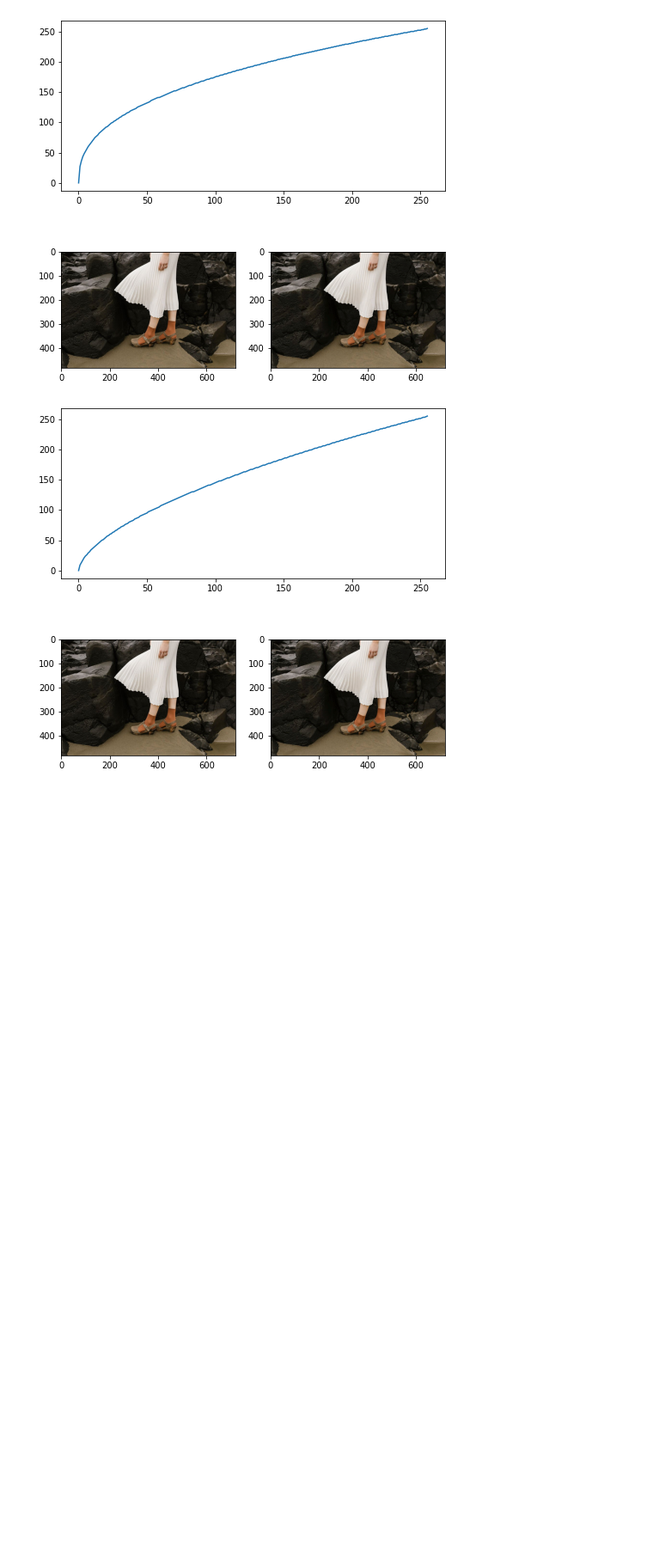
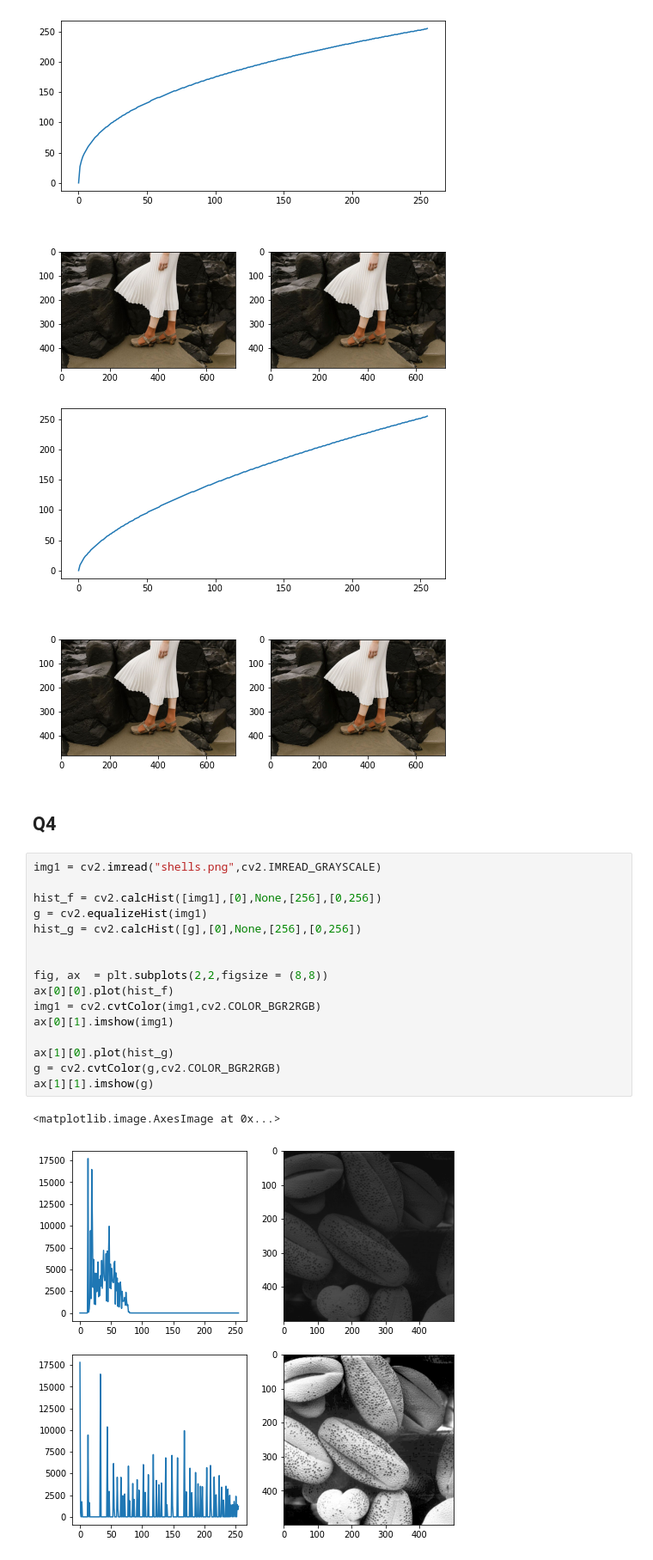
Before and after one commit to muditha11/ImageProcessingAndMachineVision, a Jupyter notebook: assignment 1/assignment1.ipynb, the cells around one changed output. Shown at 86% size. Cells and saved outputs as stored; diff of their text form; blank space fills up the shorter version.

```diff
--- a/assignment 1/assignment1.ipynb
+++ b/assignment 1/assignment1.ipynb
@@ -127,3 +127,24 @@ for gamma in g:
 [figure]
 [figure]
 [figure]
+# %% [markdown]
+## Q4
+# %%
+img1 = cv2.imread("shells.png",cv2.IMREAD_GRAYSCALE)
+
+hist_f = cv2.calcHist([img1],[0],None,[256],[0,256])
+g = cv2.equalizeHist(img1)
+hist_g = cv2.calcHist([g],[0],None,[256],[0,256])
+
+
+fig, ax  = plt.subplots(2,2,figsize = (8,8))
+ax[0][0].plot(hist_f)
+img1 = cv2.cvtColor(img1,cv2.COLOR_BGR2RGB)
+ax[0][1].imshow(img1)
+
+ax[1][0].plot(hist_g)
+g = cv2.cvtColor(g,cv2.COLOR_BGR2RGB)
+ax[1][1].imshow(g)
+# %% [output]
+<matplotlib.image.AxesImage at 0x...>
+[figure, added]
```
Also changed, not shown: parts of 2 cells of this notebook.
